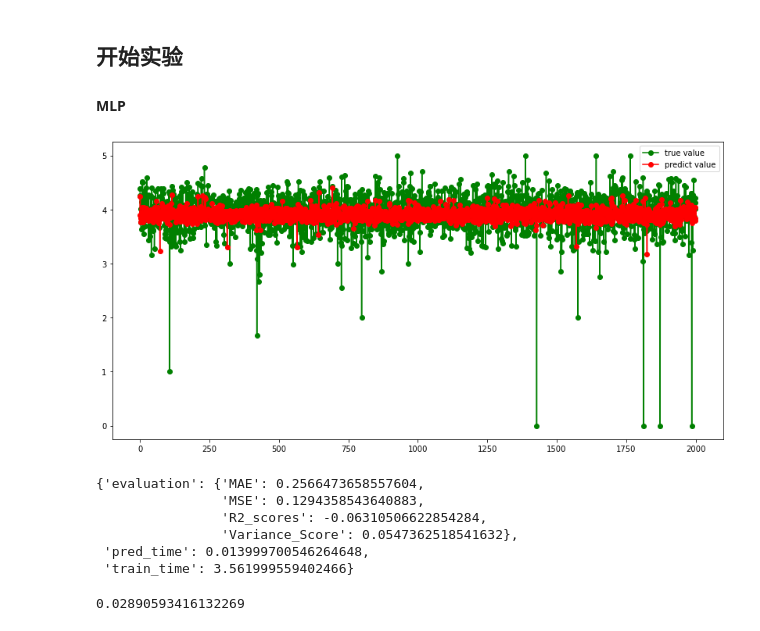
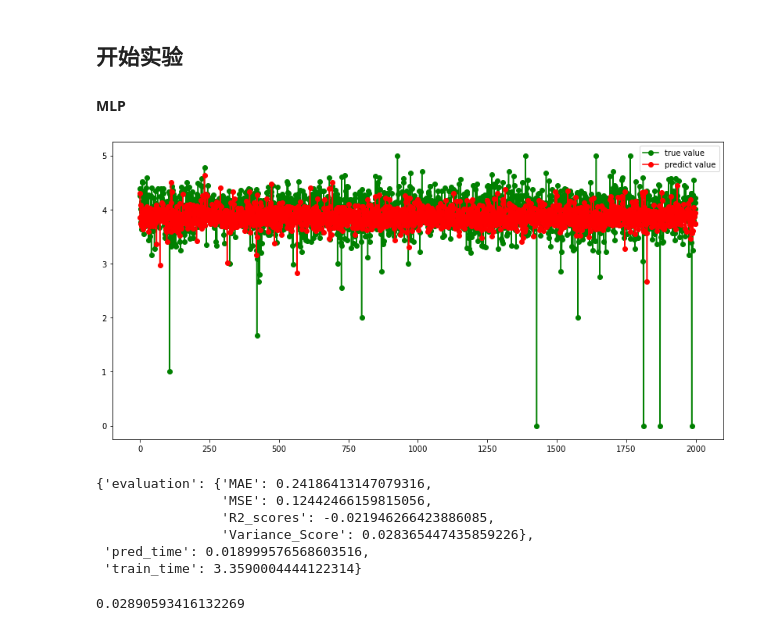
Before and after one commit to loganjingdi/polyu_bigdata_2020, a Jupyter notebook: exploration-without-tfidf.ipynb, the cells around one changed output. Saved outputs shown, nothing was run; the diff lists cells and outputs as text; code cells hidden in the pictures.

```diff
--- a/exploration-without-tfidf.ipynb
+++ b/exploration-without-tfidf.ipynb
@@ -566,25 +566,25 @@ def model_evaluation(y_test, y_pred):
 # %%
 # 划分训练和测试集
 # 指定特征测试
 #features_selection = ['num_pages', 'ratings_count', 'text_reviews_count', 'publication_date']# : 还好不是因为加入词向量而没那么准确了
 #
-x_train, x_test, y_train, y_test = train_test_split(minmaxall.drop(columns=['average_rating']),#.iloc[:, 1:],
-                                                    minmaxall['average_rating'],
+x_train, x_test, y_train, y_test = train_test_split(data_final.drop(columns=['average_rating']),#.iloc[:, 1:],
+                                                    data_final['average_rating'],
                                                     test_size = 0.2,
                                                     random_state = 1)
-model = MLPRegressor(hidden_layer_sizes=(300, ), solver='adam', alpha=0.0001, activation='relu', learning_rate_init=0.01, max_iter=1000)
+model = MLPRegressor(hidden_layer_sizes=(300, ), solver='adam', alpha=0.0001, activation='relu', learning_rate_init=0.001, max_iter=1000)
 evaluation, model = model_fit_predict(model, x_train, y_train, x_test, y_test)
 # %% [output]
-[figure, old version]
+[figure, new version]
 # %%
 pprint(evaluation)
 # %% [output]
-{'evaluation': {'MAE': 0.2566473658557604,
-                'MSE': 0.1294358543640883,
-                'R2_scores': -0.06310506622854284,
-                'Variance_Score': 0.0547362518541632},
- 'pred_time': 0.013999700546264648,
- 'train_time': 3.561999559402466}
+{'evaluation': {'MAE': 0.24186413147079316,
+                'MSE': 0.12442466159815056,
+                'R2_scores': -0.021946266423886085,
+                'Variance_Score': 0.028365447435859226},
+ 'pred_time': 0.018999576568603516,
+ 'train_time': 3.3590004444122314}
 # %%
 model.loss_
 # %% [output]
```
Also changed, not shown: 1 other file.
